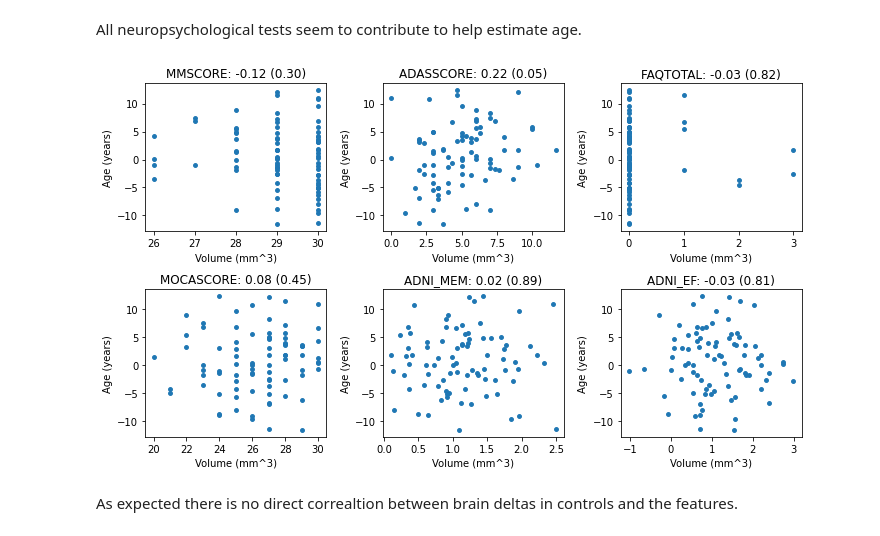
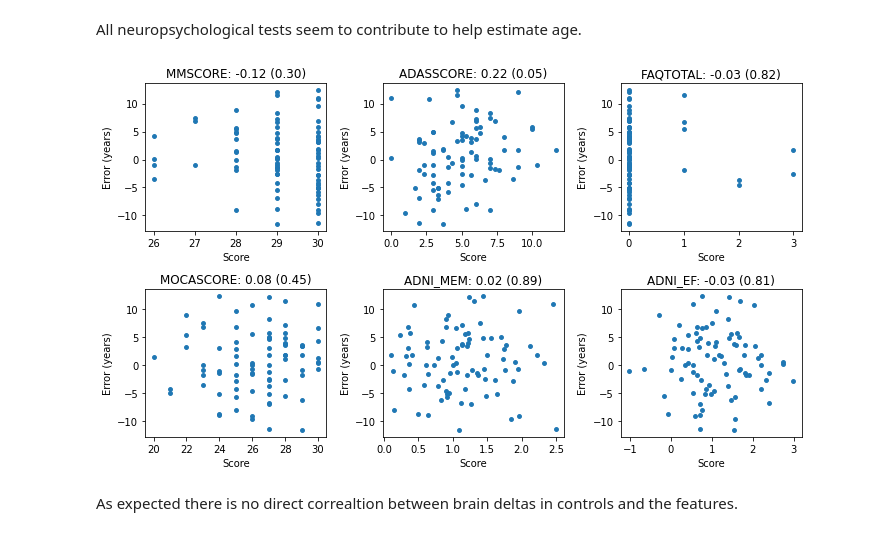
Before and after one commit to JGarciaCondado/ADNIBrainAge, a Jupyter notebook: jupyternotebooks/neuropsychBrainAge.ipynb, the cells around one changed output. Drawn from its saved outputs; the diff is of its cells as text; code cells hidden in the pictures.

```diff
--- a/jupyternotebooks/neuropsychBrainAge.ipynb
+++ b/jupyternotebooks/neuropsychBrainAge.ipynb
@@ -47,7 +47,7 @@ plt.figure(figsize=(10,14))
 for d in range (len(features)):
     plt.subplot(5,3,d+1)
     plt.scatter(X[:,d],Y,s=15)
-    plt.xlabel('Volume (mm^3)')
+    plt.xlabel('Score')
     plt.ylabel('Age (years)')
     plt.title("{0}: {1:.2f}".format(features[d],f_test[d]))
 plt.tight_layout()
@@ -103,19 +103,19 @@ All neuropsychological tests seem to contribute to help estimate age.
 # %%
 # Explore if there is any correlation between features and delta in controls
 f_test, _ = f_regression(X_test, delta_cn)
 f_test /= np.max(f_test) # We normalize beacuse we are interested in relative values
 
 plt.figure(figsize=(10,14))
 for d in range (len(features)):
     plt.subplot(5,3,d+1)
     plt.scatter(X_test[:,d], delta_cn,s=15)
-    plt.xlabel('Volume (mm^3)')
-    plt.ylabel('Age (years)')
+    plt.xlabel('Score')
+    plt.ylabel('Error (years)')
     pearson_coeff, pval = pearsonr(X_test[:, d], delta_cn)
     plt.title("{0}: {1:.2f} ({2:.2f})".format(features[d],pearson_coeff,pval))
 plt.tight_layout()
 # %% [output]
-[figure, old version]
+[figure, new version]
 # %% [markdown]
 As expected there is no direct correaltion between brain deltas in controls and the features.
 # %% [markdown]
```
Also changed, not shown: parts of 8 cells of this notebook, 1 other file.
